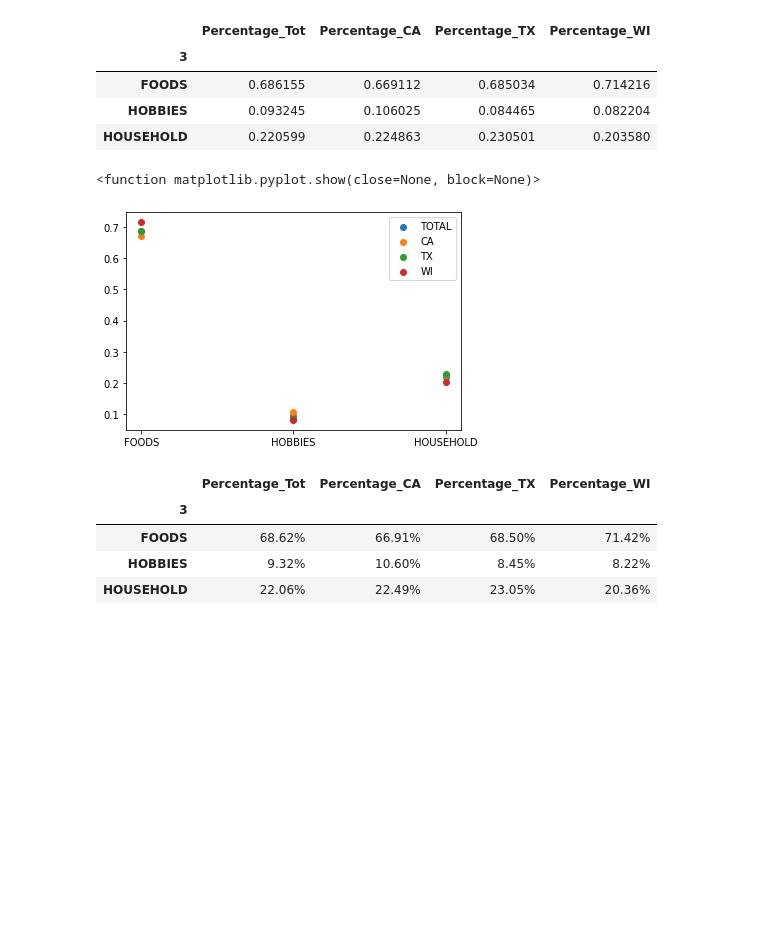
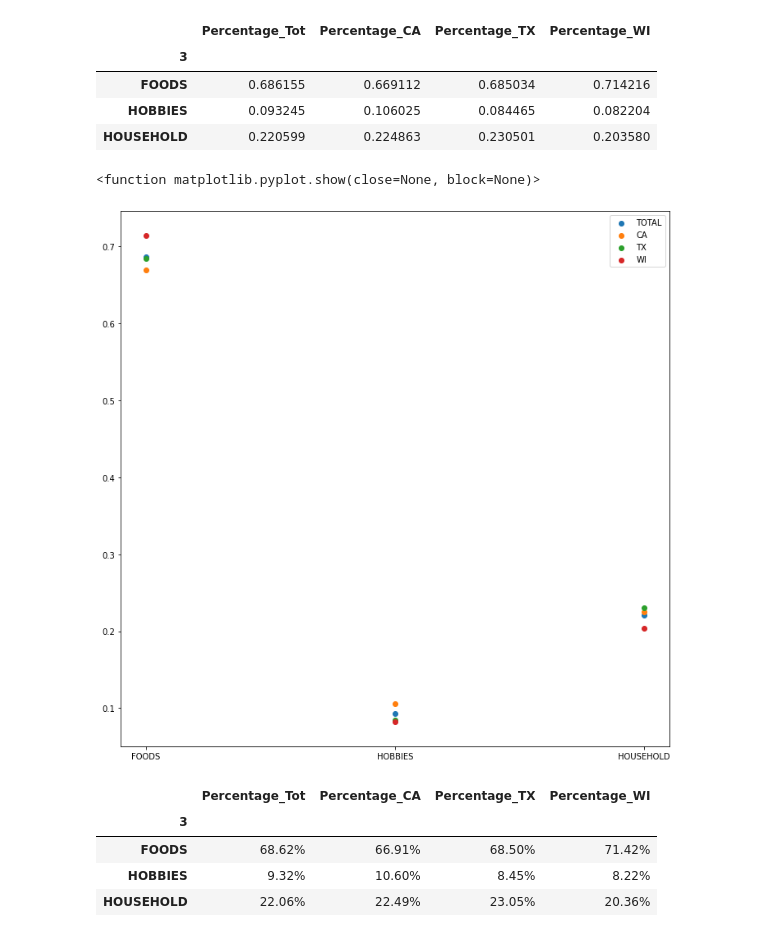
Before and after one commit to lymc33/Data_visualization, a Jupyter notebook: 5_Dashboard_3.ipynb, the cells around one changed output. Drawn from its saved outputs; the diff is of its cells as text; code cells hidden in the pictures; blank space fills up the shorter version.

```diff
--- a/5_Dashboard_3.ipynb
+++ b/5_Dashboard_3.ipynb
@@ -350,25 +350,28 @@ cat_id_percentage
 # %%
 x = cat_id_percentage.index
 y1 = cat_id_percentage['Percentage_Tot']
 y2 = cat_id_percentage['Percentage_CA']
 y3 = cat_id_percentage['Percentage_TX']
 y4 = cat_id_percentage['Percentage_WI']
+
+fig, ax = plt.subplots(figsize= (12,12))
+
 plt.scatter(x,y1)
 plt.scatter(x,y2)
 plt.scatter(x,y3)
 plt.scatter(x,y4)
 
 plt.legend(('TOTAL', 'CA', 'TX', 'WI'))
 
 plt.savefig("9_Dispersion_Venta_en_cantidad_por_cat&state.png")
 pos1= '/Users/yairmartinez/Documents/GitHub/Data_visualization/9_Dispersion_Venta_en_cantidad_por_cat&state.png'
 pos2= '/Users/yairmartinez/Documents/GitHub/Data_visualization/Load/Gráficas/9_Dispersion_Venta_en_cantidad_por_cat&state.png'
 shutil.move(pos1,pos2)
 
 plt.show
 # %% [output]
 <function matplotlib.pyplot.show(close=None, block=None)>
-[figure, old version]
+[figure, new version]
 # %%
 cat_id_percentage_g=cat_id_percentage
 cat_id_percentage_g['Percentage_Tot']=cat_id_percentage['Percentage_Tot'].map('{:.2%}'.format)
```
Also changed, not shown: parts of 3 cells of this notebook.
